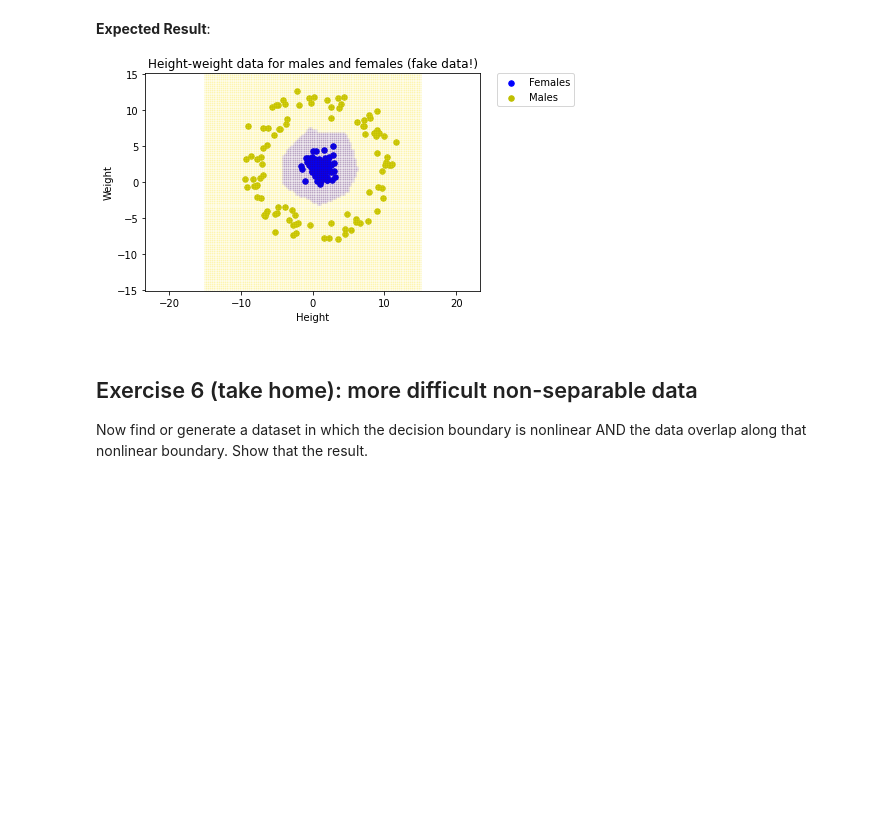
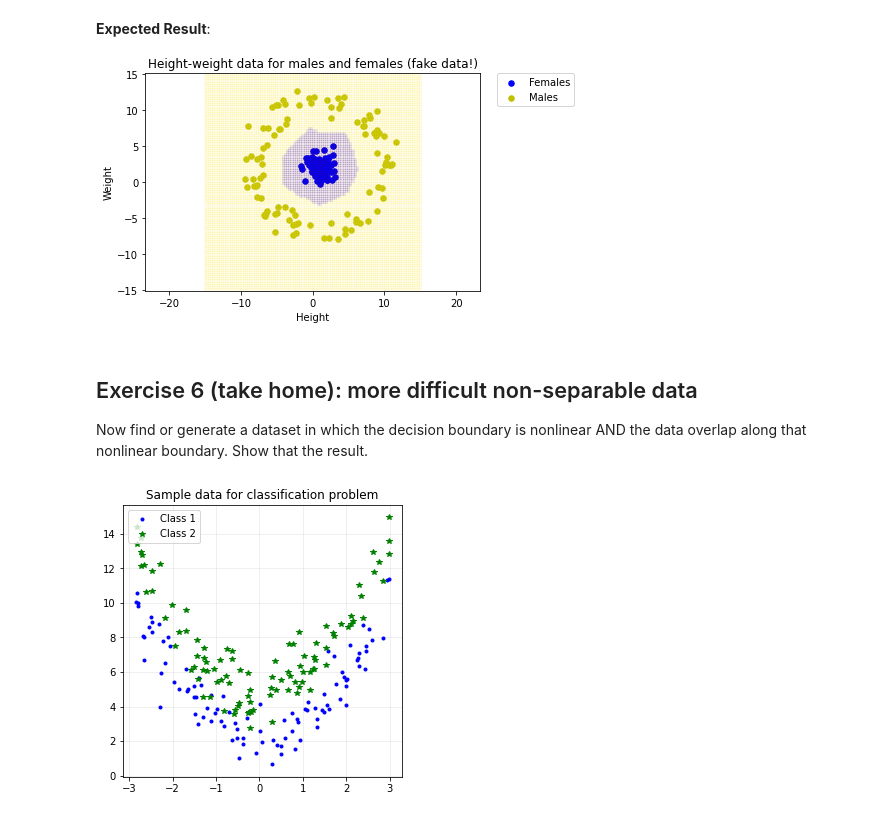
Before and after one commit to sunsun101/AT82.03, a Jupyter notebook: AT82.03/07-SVMs/07-SVM.ipynb, the cells around one changed output. Cells and saved outputs as stored; diff of their text form; code cells hidden in the pictures; blank space fills up the shorter version.

```diff
--- a/AT82.03/07-SVMs/07-SVM.ipynb
+++ b/AT82.03/07-SVMs/07-SVM.ipynb
@@ -759,3 +813,34 @@ plt.show()
 ## Exercise 6 (take home): more difficult non-separable data
 
 Now find or generate a dataset in which the decision boundary is nonlinear AND the data overlap along that nonlinear boundary. Show that the result.
+# %%
+# Generate data for class 1
+x11 = np.random.uniform(-3,3,[100,1])
+x12 = x11 * x11 + 2 + np.random.normal(0, 1, [100, 1])
+X1 = np.concatenate((x11, x12), 1)
+
+# Generate data for class 2
+x21 = np.random.uniform(-3,3,[100,1])
+x22 = x21 * x21 + 5 + np.random.normal(0, 1, [100, 1])
+X2 = np.concatenate((x21, x22),1)
+
+
+# Combine X1 and X2 into single dataset
+
+X = np.concatenate([X1, X2],axis = 0)
+y = np.append(-1*np.ones(num_sample),np.ones(num_sample))
+# %%
+def plot(X1, X2):
+    ax = plt.axes()
+    plt.title('Sample data for classification problem')
+    plt.grid(axis='both', alpha=.25)
+    plt.plot(X1[:,0],X1[:,1],'b.', label = 'Class 1')
+    plt.plot(X2[:,0],X2[:,1],'g*', label = 'Class 2')
+    plt.legend(loc=2)
+    return ax
+
+fig1 = plt.figure(figsize=(5,5))
+plot(X1, X2)
+plt.show()
+# %% [output]
+[figure, added]
```
Also changed, not shown: parts of 20 cells of this notebook.
